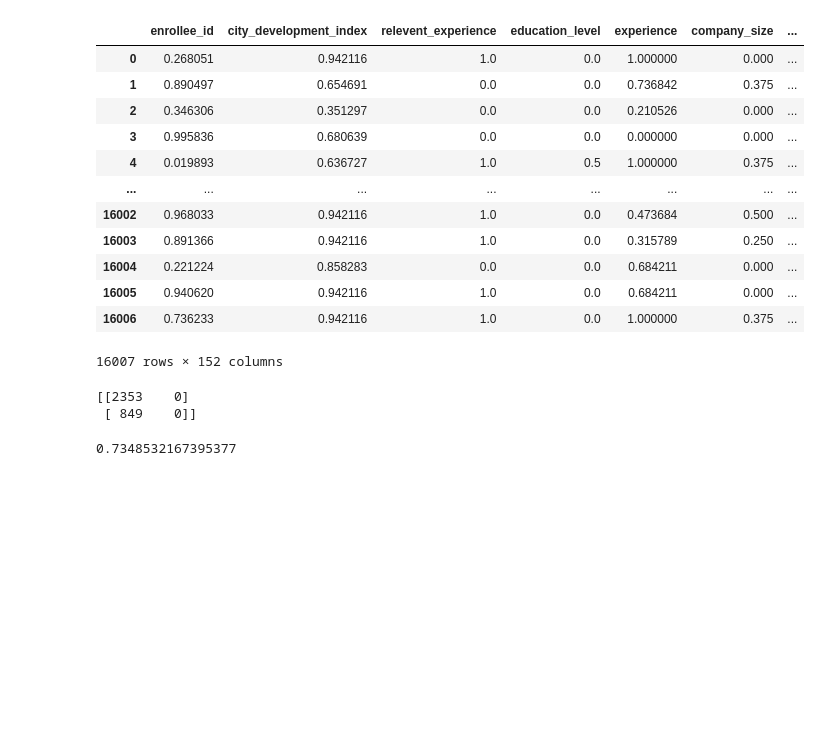
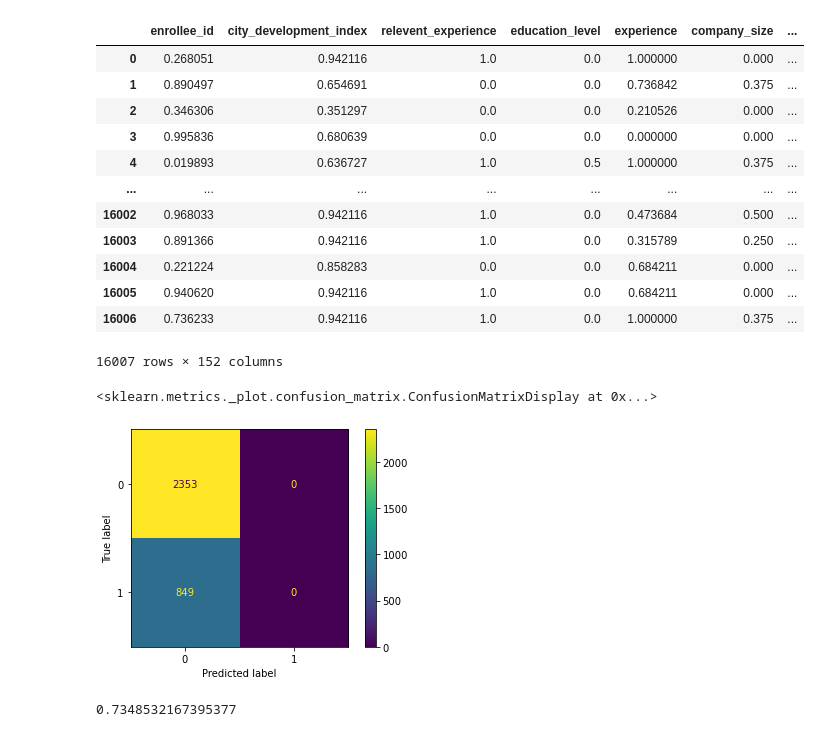
Before and after one commit to heliaRahimi/-ClassificationModels, a Jupyter notebook: LogisticRegression.ipynb, the cells around one changed output. Drawn from its saved outputs; the diff is of its cells as text; code cells hidden in the pictures; blank space fills up the shorter version.

```diff
--- a/LogisticRegression.ipynb
+++ b/LogisticRegression.ipynb
@@ -74,10 +75,10 @@ predictions = logistic_regression_model.predict(X_test)
 # %%
 # confusion matrix
 from sklearn.metrics import confusion_matrix
-print(confusion_matrix(y_test,predictions))
+ConfusionMatrixDisplay(confusion_matrix=confusion_matrix(y_test,predictions)).plot()
 # %% [output]
-[[2353    0]
- [ 849    0]]
+<sklearn.metrics._plot.confusion_matrix.ConfusionMatrixDisplay at 0x...>
+[figure, added]
 # %%
 # accurate score
 from sklearn.metrics import accuracy_score
```
Also changed, not shown: parts of 4 cells of this notebook, 1 other file.
